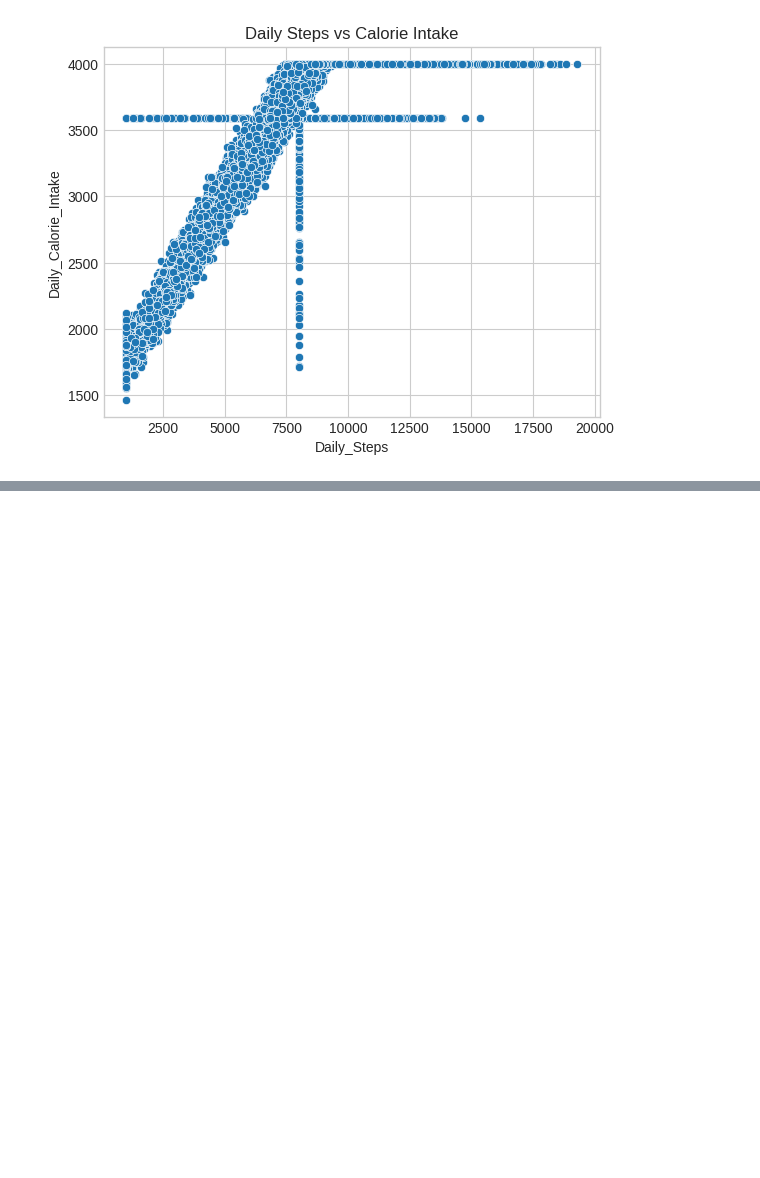
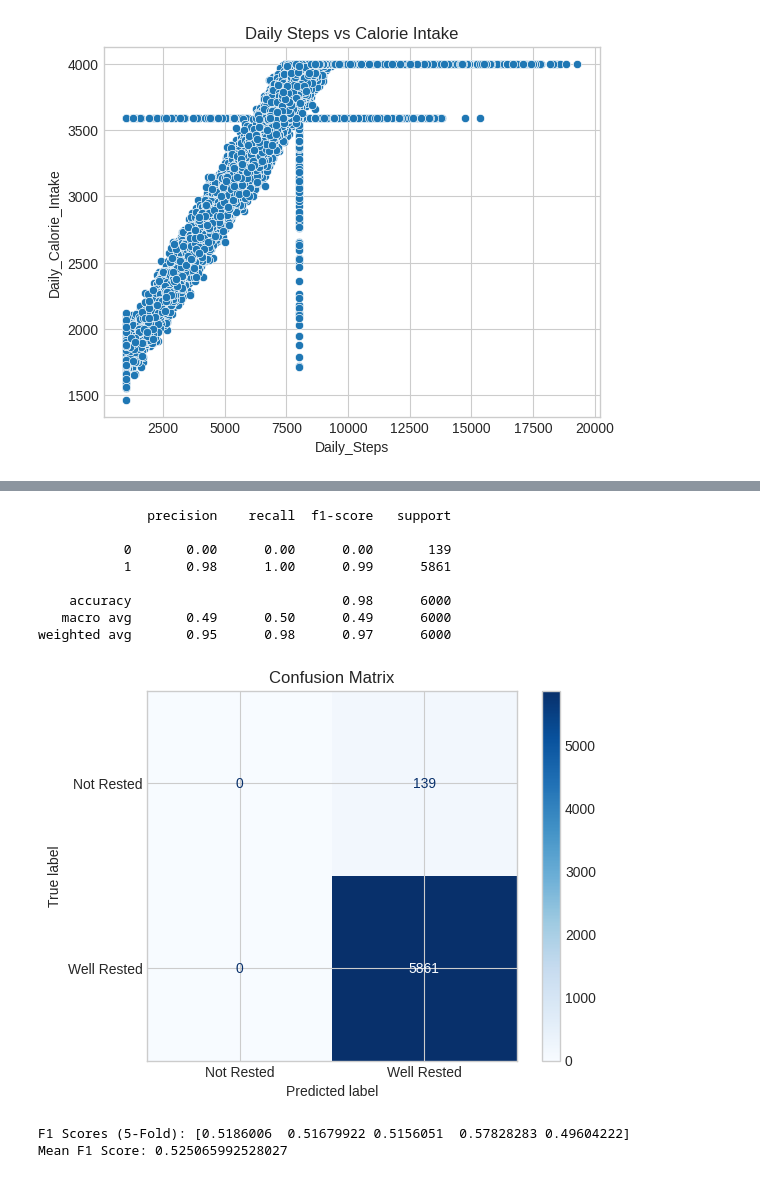
Before and after one commit to Programmer-Develops/HT-Insights, a Jupyter notebook: health_tracker.ipynb, the cells around one changed output, grey strips where cells are left out. Cells and saved outputs as stored; diff of their text form; code cells hidden in the pictures; blank space fills up the shorter version.

```diff
--- a/health_tracker.ipynb
+++ b/health_tracker.ipynb
@@ -578,0 +650,76 @@ plt.show()
+# %%
+# lets us balance it!
+
+import pandas as pd
+from sklearn.model_selection import train_test_split
+from sklearn.preprocessing import StandardScaler
+from sklearn.linear_model import LogisticRegression
+from sklearn.metrics import classification_report, confusion_matrix, ConfusionMatrixDisplay
+import matplotlib.pyplot as plt
+
+# Create binary label: Well Rested
+df['Well_Rested'] = (df['Hours_of_Sleep'] >= 4).astype(int)
+
+# Select features and target
+X = df[['Sleep_Quality', 'Stress_Level', 'Daily_Steps', 'Daily_Calorie_Intake']]
+y = df['Well_Rested']
+
+# Scale features
+scaler = StandardScaler()
+X_scaled = scaler.fit_transform(X)
+
+# Train-test split
+X_train, X_test, y_train, y_test = train_test_split(X_scaled, y, test_size=0.2, random_state=42)
+
+# Fit model
+model = LogisticRegression()
+model.fit(X_train, y_train)
+y_pred = model.predict(X_test)
+
+# Classification report (optional)
+print(classification_report(y_test, y_pred))
+
+# Confusion Matrix
+cm = confusion_matrix(y_test, y_pred)
+disp = ConfusionMatrixDisplay(confusion_matrix=cm, display_labels=['Not Rested', 'Well Rested'])
+disp.plot(cmap='Blues')
+plt.title('Confusion Matrix')
+plt.show()
+# %% [output]
+              precision    recall  f1-score   support
+
+           0       0.00      0.00      0.00       139
+           1       0.98      1.00      0.99      5861
+
+    accuracy                           0.98      6000
+   macro avg       0.49      0.50      0.49      6000
+weighted avg       0.95      0.98      0.97      6000
+[figure, added]
+# %%
+# Do we need a cross validation?
+
+from sklearn.linear_model import LogisticRegression
+from sklearn.model_selection import cross_val_score
+from sklearn.preprocessing import StandardScaler
+import numpy as np
+
+# Define features and target
+X = df[['Sleep_Quality', 'Stress_Level', 'Daily_Steps', 'Daily_Calorie_Intake']]
+y = (df['Hours_of_Sleep'] >= 7).astype(int)  # Binary target: Well Rested
+
+# Scale features
+scaler = StandardScaler()
+X_scaled = scaler.fit_transform(X)
+
+# Define the model
+model = LogisticRegression(class_weight='balanced')
+
+# Perform 5-fold cross-validation
+f1_scores = cross_val_score(model, X_scaled, y, cv=5, scoring='f1')
+
+# Print scores
+print("F1 Scores (5-Fold):", f1_scores)
+print("Mean F1 Score:", np.mean(f1_scores))
+# %% [output]
+F1 Scores (5-Fold): [0.5186006  0.51679922 0.5156051  0.57828283 0.49604222]
+Mean F1 Score: 0.525065992528027
```
Also changed, not shown: parts of 4 cells of this notebook.
